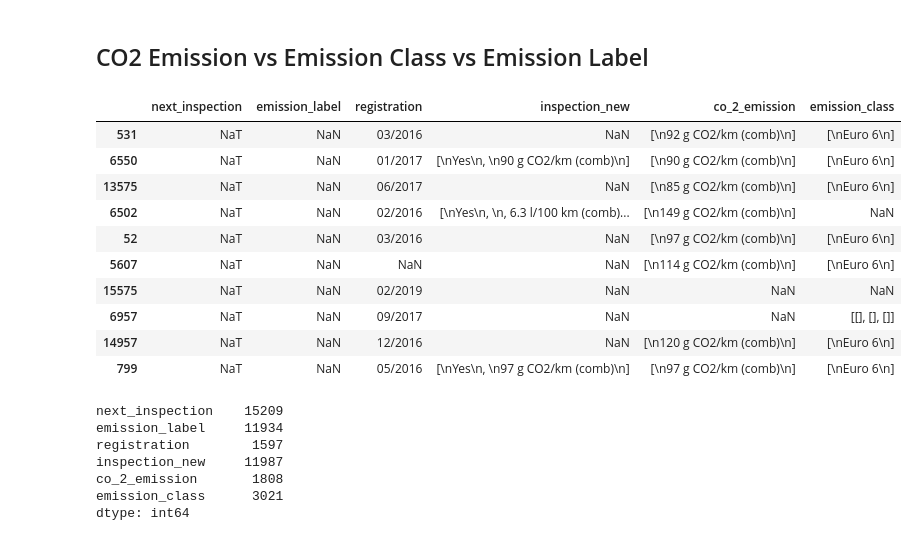
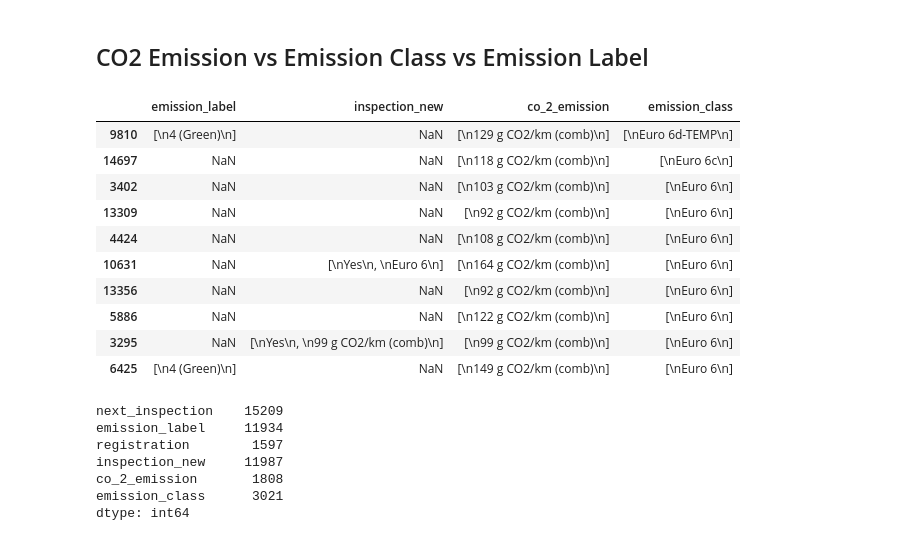
Before and after one commit to YusufSHub/DAwPython-Capstone-Project, a Jupyter notebook: DAwPy-Capstone_Project_(AutoScout)_D1124-Yusuf.ipynb, the cells around one changed output. Drawn from its saved outputs; the diff is of its cells as text; code cells hidden in the pictures.

```diff
--- a/DAwPy-Capstone_Project_(AutoScout)_D1124-Yusuf.ipynb
+++ b/DAwPy-Capstone_Project_(AutoScout)_D1124-Yusuf.ipynb
@@ -1206,19 +1206,19 @@ Name: next_inspection, dtype: int64
 # %% [markdown]
 ## CO2 Emission vs Emission Class vs Emission Label
 # %%
-df[["next_inspection","emission_label",'registration',"inspection_new", 'co_2_emission', 'emission_class']].sample(10)
+df[["emission_label","inspection_new", 'co_2_emission', 'emission_class']].sample(10)
 # %% [output]
-|  | next_inspection | emission_label | registration | inspection_new | co_2_emission | emission_class |
-| 531 | NaT | NaN | 03/2016 | NaN | [\n92 g CO2/km (comb)\n] | [\nEuro 6\n] |
-| 6550 | NaT | NaN | 01/2017 | [\nYes\n, \n90 g CO2/km (comb)\n] | [\n90 g CO2/km (comb)\n] | [\nEuro 6\n] |
-| 13575 | NaT | NaN | 06/2017 | NaN | [\n85 g CO2/km (comb)\n] | [\nEuro 6\n] |
-| 6502 | NaT | NaN | 02/2016 | [\nYes\n, \n, 6.3 l/100 km (comb)... | [\n149 g CO2/km (comb)\n] | NaN |
-| 52 | NaT | NaN | 03/2016 | NaN | [\n97 g CO2/km (comb)\n] | [\nEuro 6\n] |
-| 5607 | NaT | NaN | NaN | NaN | [\n114 g CO2/km (comb)\n] | [\nEuro 6\n] |
-| 15575 | NaT | NaN | 02/2019 | NaN | NaN | NaN |
-| 6957 | NaT | NaN | 09/2017 | NaN | NaN | [[], [], []] |
-| 14957 | NaT | NaN | 12/2016 | NaN | [\n120 g CO2/km (comb)\n] | [\nEuro 6\n] |
-| 799 | NaT | NaN | 05/2016 | [\nYes\n, \n97 g CO2/km (comb)\n] | [\n97 g CO2/km (comb)\n] | [\nEuro 6\n] |
+|  | emission_label | inspection_new | co_2_emission | emission_class |
+| 9810 | [\n4 (Green)\n] | NaN | [\n129 g CO2/km (comb)\n] | [\nEuro 6d-TEMP\n] |
+| 14697 | NaN | NaN | [\n118 g CO2/km (comb)\n] | [\nEuro 6c\n] |
+| 3402 | NaN | NaN | [\n103 g CO2/km (comb)\n] | [\nEuro 6\n] |
+| 13309 | NaN | NaN | [\n92 g CO2/km (comb)\n] | [\nEuro 6\n] |
+| 4424 | NaN | NaN | [\n108 g CO2/km (comb)\n] | [\nEuro 6\n] |
+| 10631 | NaN | [\nYes\n, \nEuro 6\n] | [\n164 g CO2/km (comb)\n] | [\nEuro 6\n] |
+| 13356 | NaN | NaN | [\n92 g CO2/km (comb)\n] | [\nEuro 6\n] |
+| 5886 | NaN | NaN | [\n122 g CO2/km (comb)\n] | [\nEuro 6\n] |
+| 3295 | NaN | [\nYes\n, \n99 g CO2/km (comb)\n] | [\n99 g CO2/km (comb)\n] | [\nEuro 6\n] |
+| 6425 | [\n4 (Green)\n] | NaN | [\n149 g CO2/km (comb)\n] | [\nEuro 6\n] |
 # %%
 df[["next_inspection","emission_label",'registration',"inspection_new", 'co_2_emission', 'emission_class']].isnull().sum()
 # %% [output]
```
Also changed, not shown: parts of 23 cells of this notebook, 1 other file.
